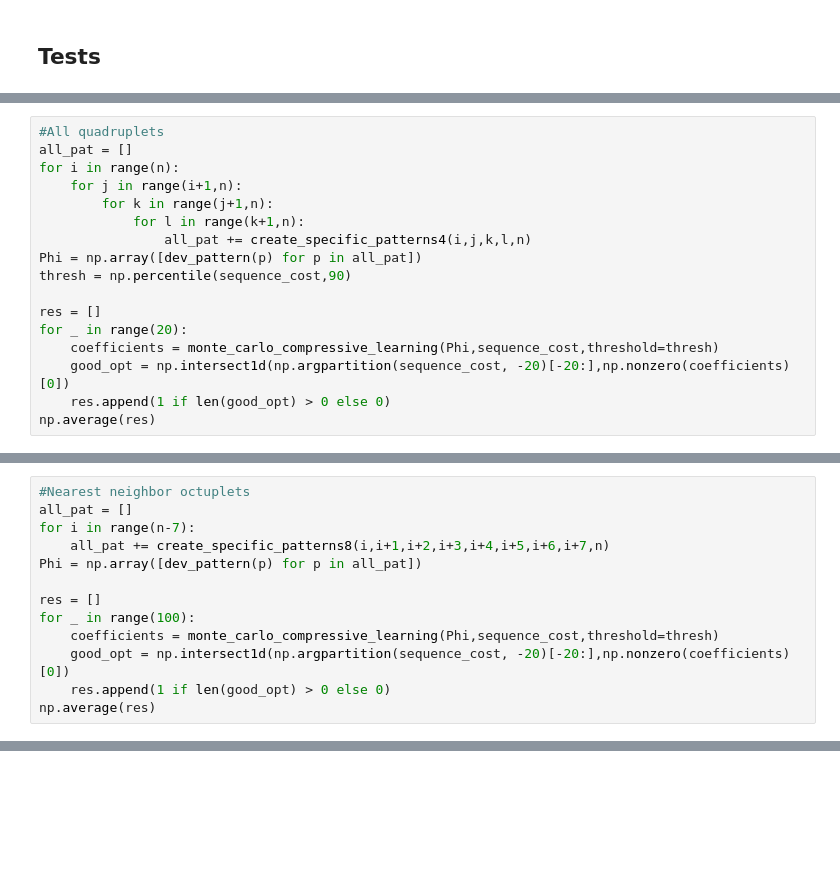
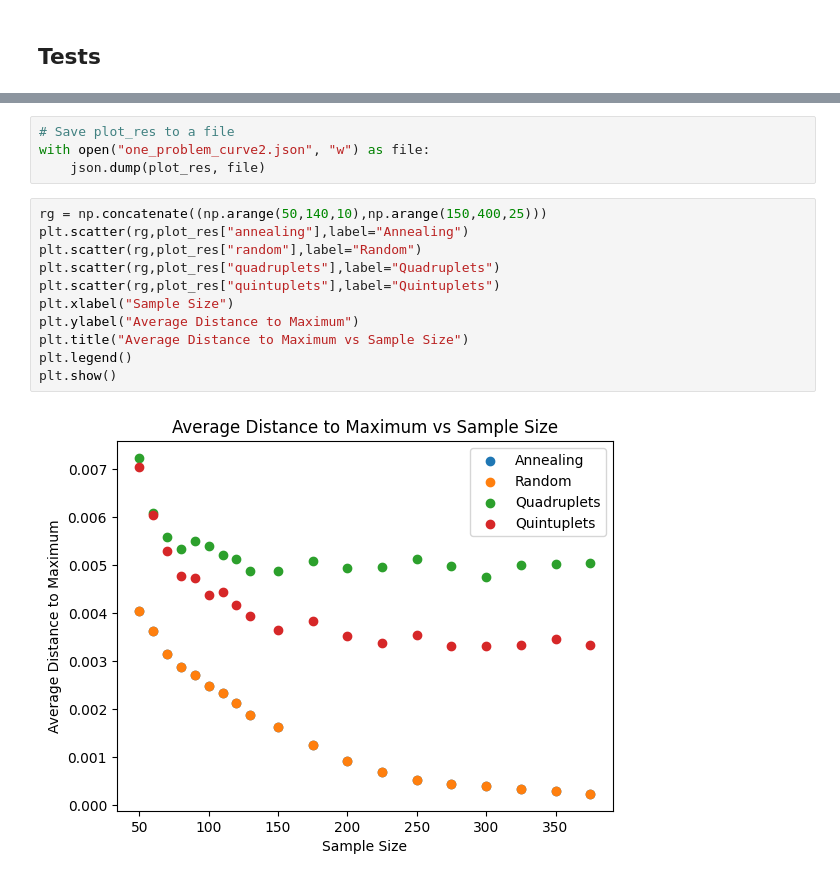
Before and after one commit to baptistechev/RL_CS, a Jupyter notebook: Test on MCCL/simulation_paper.ipynb, the cells around one changed output, grey strips where cells are left out. Saved outputs shown, nothing was run; the diff lists cells and outputs as text; blank space fills up the shorter version.

```diff
--- a/Test on MCCL/simulation_paper.ipynb
+++ b/Test on MCCL/simulation_paper.ipynb
@@ -302,17 +216,0 @@ np.average(res)
-# %%
-#All quadruplets
-all_pat = []
-for i in range(n):
-    for j in range(i+1,n):
-        for k in range(j+1,n):
-            for l in range(k+1,n):
-                all_pat += create_specific_patterns4(i,j,k,l,n)
-Phi = np.array([dev_pattern(p) for p in all_pat])
-thresh = np.percentile(sequence_cost,90)
-
-res = []
-for _ in range(20):
-    coefficients = monte_carlo_compressive_learning(Phi,sequence_cost,threshold=thresh)
-    good_opt = np.intersect1d(np.argpartition(sequence_cost, -20)[-20:],np.nonzero(coefficients)[0])
-    res.append(1 if len(good_opt) > 0 else 0)
-np.average(res)
@@ -321,13 +216,0 @@ np.average(res)
-# %%
-#Nearest neighbor octuplets
-all_pat = []
-for i in range(n-7):
-    all_pat += create_specific_patterns8(i,i+1,i+2,i+3,i+4,i+5,i+6,i+7,n)
-Phi = np.array([dev_pattern(p) for p in all_pat])
-
-res = []
-for _ in range(100):
-    coefficients = monte_carlo_compressive_learning(Phi,sequence_cost,threshold=thresh)
-    good_opt = np.intersect1d(np.argpartition(sequence_cost, -20)[-20:],np.nonzero(coefficients)[0])
-    res.append(1 if len(good_opt) > 0 else 0)
-np.average(res)
@@ -335,0 +287,17 @@ np.average(res)
+# %%
+# Save plot_res to a file
+with open("one_problem_curve2.json", "w") as file:
+    json.dump(plot_res, file)
+# %%
+rg = np.concatenate((np.arange(50,140,10),np.arange(150,400,25)))
+plt.scatter(rg,plot_res["annealing"],label="Annealing")
+plt.scatter(rg,plot_res["random"],label="Random")
+plt.scatter(rg,plot_res["quadruplets"],label="Quadruplets")
+plt.scatter(rg,plot_res["quintuplets"],label="Quintuplets")
+plt.xlabel("Sample Size")
+plt.ylabel("Average Distance to Maximum")
+plt.title("Average Distance to Maximum vs Sample Size")
+plt.legend()
+plt.show()
+# %% [output]
+[figure, added]
```
Also changed, not shown: parts of 20 cells of this notebook, 2 other files.
